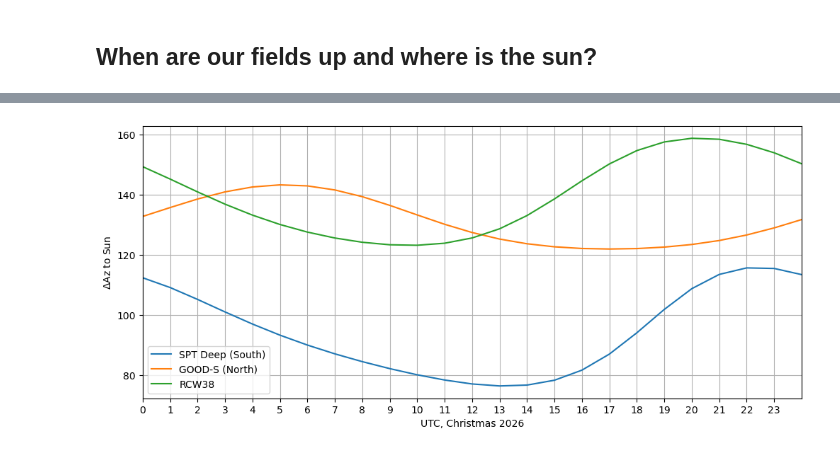
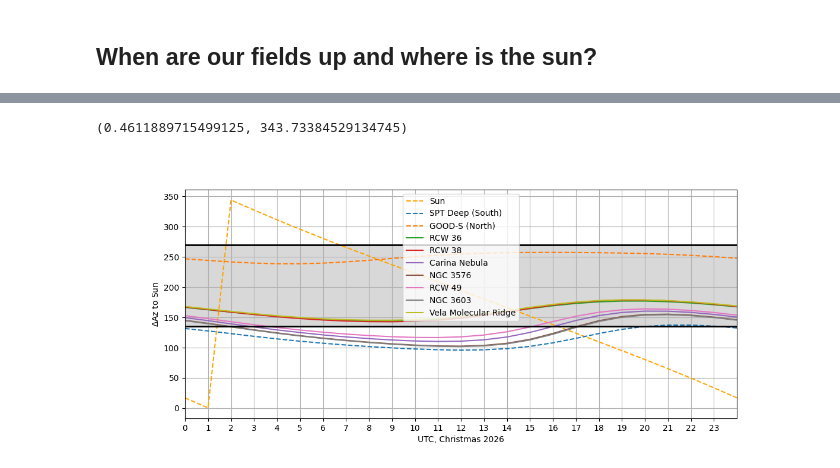
Before and after one commit to tim-balloon/tim-memos, a Jupyter notebook: TIM_VisibilityCalculator.ipynb, the cells around one changed output, grey strips where cells are left out. Cells and saved outputs as stored; diff of their text form; code cells hidden in the pictures.

```diff
--- a/TIM_VisibilityCalculator.ipynb
+++ b/TIM_VisibilityCalculator.ipynb
@@ -23,4 +25,5 @@ Wall time: 48.9 ms
 %%time
 sun = SkyCoord(ra=sun_body.ra, dec=sun_body.dec, obstime=times, location=mcmurdo)
 sun_altaz = sun.transform_to('altaz')
+sun_altaz.name = 'Sun'
 # %% [output]
@@ -31,4 +34,5 @@ Wall time: 17.2 ms
 field_S = SkyCoord(ra=12*15.*u.degree,dec=-55*u.degree,
                    obstime=times, location=mcmurdo)
 field_S_altaz = field_S.transform_to('altaz')
+field_S_altaz.name = 'SPT-Deep'
 # %% [output]
@@ -39,4 +43,5 @@ Wall time: 12.6 ms
 field_N = SkyCoord(ra=3.*15*u.degree,dec=-27*u.degree,
                    obstime=times, location=mcmurdo)
 field_N_altaz = field_N.transform_to('altaz')
+field_N_altaz.name = 'GOODS-S'
 # %% [output]
@@ -138,23 +205,41 @@ def small_ang(t1, t2):
     return ang
+# %%
+def wrap360(ang):
+    return ((ang + 360.) % 360.)
+# %%
+sun_altaz.az.deg.min(), sun_altaz.az.deg.max()
+# %% [output]
+(0.4611889715499125, 343.73384529134745)
 # %%
 fig = plt.figure(figsize=(12,5))
 ax = fig.add_subplot(1, 1, 1)
-#ax.plot(t_hr, sun_altaz.alt, label='Sun')
-ax.plot(t_hr, small_ang(field_S_altaz.az.deg, sun_altaz.az.deg), label='SPT Deep (South)')
-ax.plot(t_hr, small_ang(field_N_altaz.az.deg, sun_altaz.az.deg), label='GOOD-S (North)')
-#ax.plot(t_hr, SEP_altaz.az - sun_altaz.az, label='SEP + 5 deg')
-ax.plot(t_hr, small_ang(RCW38_altaz.az.deg, sun_altaz.az.deg), label='RCW38')
-#ax.plot(t_hr, RCW92b_altaz.az - sun_altaz.az, label='RCW92b')
-#ax.axhline(20, color='black', linewidth=2)
-#ax.axhline(53, color='black', linewidth=2)
-#ax.fill_between(x = t_hr.value, y1=20, y2=53, color='gray', alpha=0.3)
+# ax.plot(t_hr, small_ang(sun_altaz.az.deg, field_S_altaz.az.deg), linestyle='--', label='SPT Deep (South)')
+# ax.plot(t_hr, small_ang(sun_altaz.az.deg, field_N_altaz.az.deg), linestyle='--', label='GOOD-S (North)')
+# ax.plot(t_hr, small_ang(sun_altaz.az.deg, RCW38_altaz.az.deg), label='RCW 38')
+
+# for cloud_tgt in cloud_tgts:
+#     ax.plot(t_hr, small_ang(sun_altaz.az.deg, cloud_tgt.az.deg), label=cloud_tgt.name)
+
+ax.plot(t_hr, sun_altaz.az.deg, label='Sun', linestyle='--', color='orange')
+
+ax.plot(t_hr, wrap360(sun_altaz.az.deg - field_S_altaz.az.deg), linestyle='--', label='SPT Deep (South)')
+ax.plot(t_hr, wrap360(sun_altaz.az.deg - field_N_altaz.az.deg), linestyle='--', label='GOOD-S (North)')
+# ax.plot(t_hr, wrap360(sun_altaz.az.deg - RCW38_altaz.az.deg), label='RCW 38')
+
+for cloud_tgt in cloud_tgts:
+    ax.plot(t_hr, wrap360(sun_altaz.az.deg - cloud_tgt.az.deg), label=cloud_tgt.name)
+
+ax.axhline(135, color='black', linewidth=2)
+ax.axhline(270, color='black', linewidth=2)
+ax.fill_between(x = t_hr.value, y1=135, y2=270, color='gray', alpha=0.3)
+# ax.fill_between(x = t_hr.value, y1=270, y2=0, color='gray', alpha=0.3)
 #ax.set_ylim([])
 ax.set_xlim([0, 24])
 ax.set_xticks(np.arange(24))
 ax.grid()
 ax.set_xlabel('UTC, Christmas 2026')
 ax.set_ylabel('$\Delta$Az to Sun')
 ax.legend();
 # %% [output]
-[figure, old version]
+[figure, new version]
 # %%
```
Also changed, not shown: parts of 18 cells of this notebook, 1 other file.
